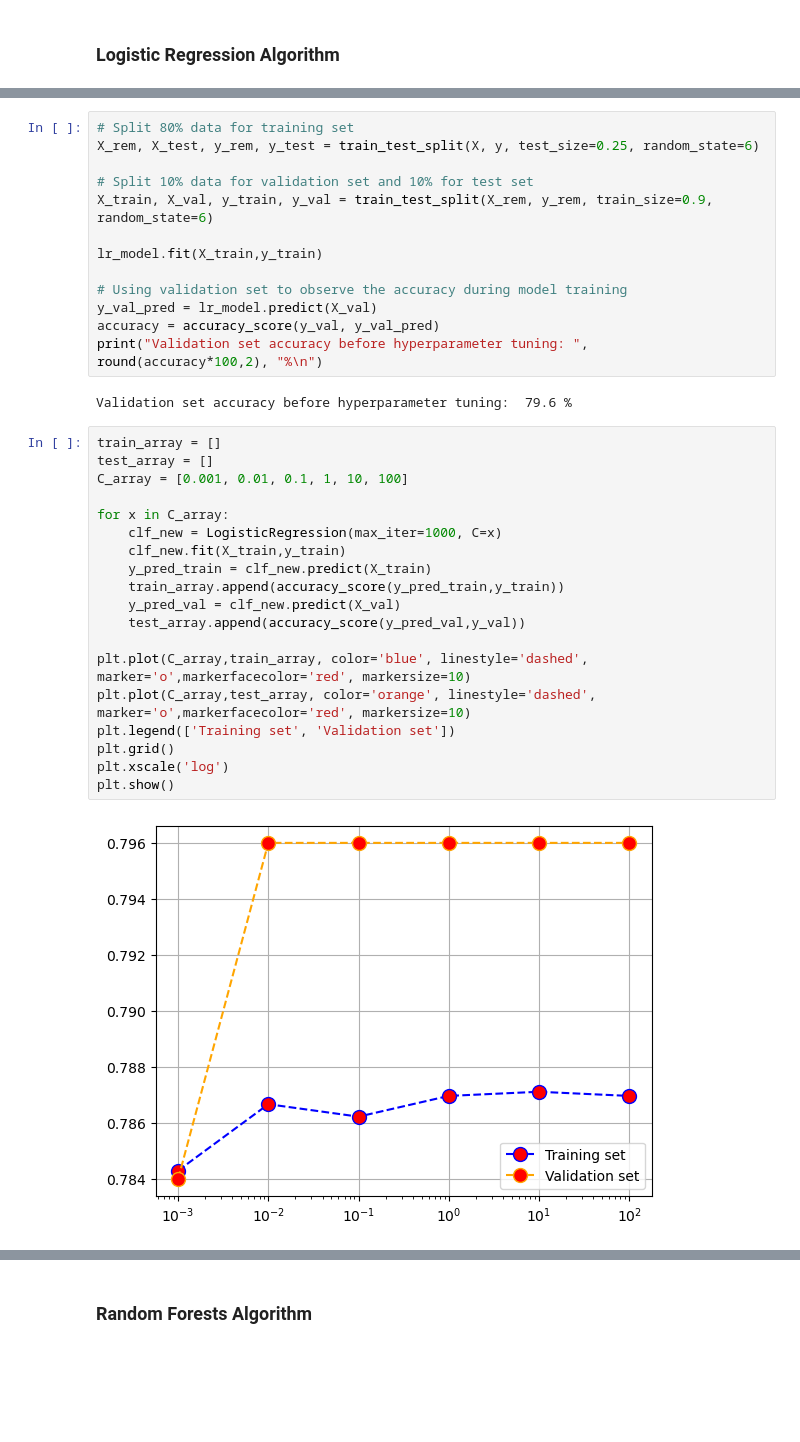
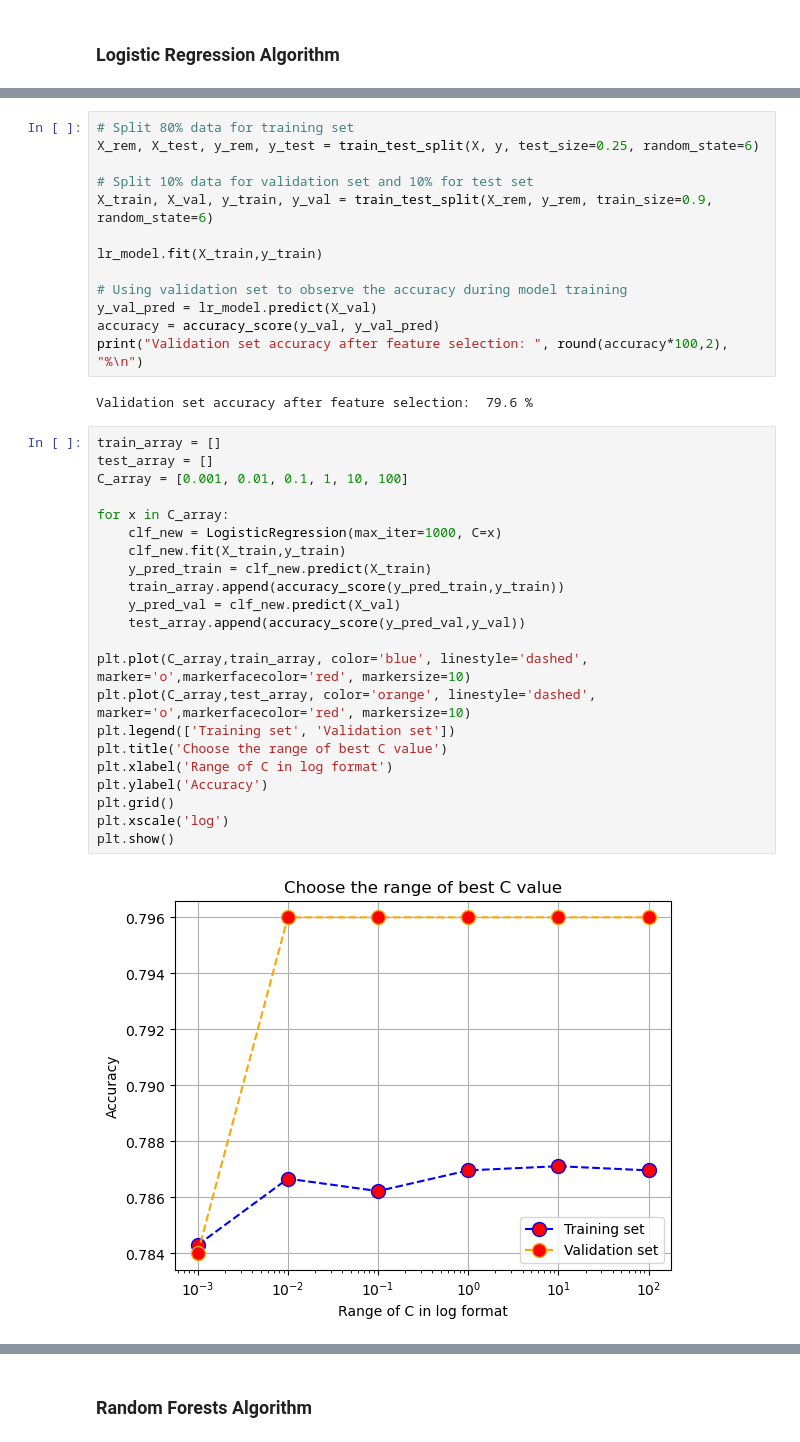
Before and after one commit to ZiGuan/Diabetes-Prediction-Using-Machine-Learning-Algorithms, a Jupyter notebook: Diabetes Prediction with Machine Learning Algorithms.ipynb, the cells around one changed output, grey strips where cells are left out. Saved outputs shown, nothing was run; the diff lists cells and outputs as text; blank space fills up the shorter version.

Commit message:
Add Images

```diff
--- a/Diabetes Prediction with Machine Learning Algorithms.ipynb
+++ b/Diabetes Prediction with Machine Learning Algorithms.ipynb
@@ -554,28 +622,31 @@ lr_model.fit(X_train,y_train)
 # Using validation set to observe the accuracy during model training
 y_val_pred = lr_model.predict(X_val)
 accuracy = accuracy_score(y_val, y_val_pred)
-print("Validation set accuracy before hyperparameter tuning: ", round(accuracy*100,2), "%\n")
+print("Validation set accuracy after feature selection: ", round(accuracy*100,2), "%\n")
 # %% [output]
-Validation set accuracy before hyperparameter tuning:  79.6 %
+Validation set accuracy after feature selection:  79.6 %
 # %%
 train_array = []
 test_array = []
 C_array = [0.001, 0.01, 0.1, 1, 10, 100]
 
 for x in C_array:
     clf_new = LogisticRegression(max_iter=1000, C=x)
     clf_new.fit(X_train,y_train)
     y_pred_train = clf_new.predict(X_train)
     train_array.append(accuracy_score(y_pred_train,y_train))
     y_pred_val = clf_new.predict(X_val)
     test_array.append(accuracy_score(y_pred_val,y_val))
 
 plt.plot(C_array,train_array, color='blue', linestyle='dashed', marker='o',markerfacecolor='red', markersize=10)
 plt.plot(C_array,test_array, color='orange', linestyle='dashed', marker='o',markerfacecolor='red', markersize=10)
 plt.legend(['Training set', 'Validation set'])
+plt.title('Choose the range of best C value')
+plt.xlabel('Range of C in log format')
+plt.ylabel('Accuracy')
 plt.grid()
 plt.xscale('log')
 plt.show()
 # %% [output]
-[figure, old version]
+[figure, new version]
 # %%
```
Also changed, not shown: parts of 40 cells of this notebook, 6 other files.
